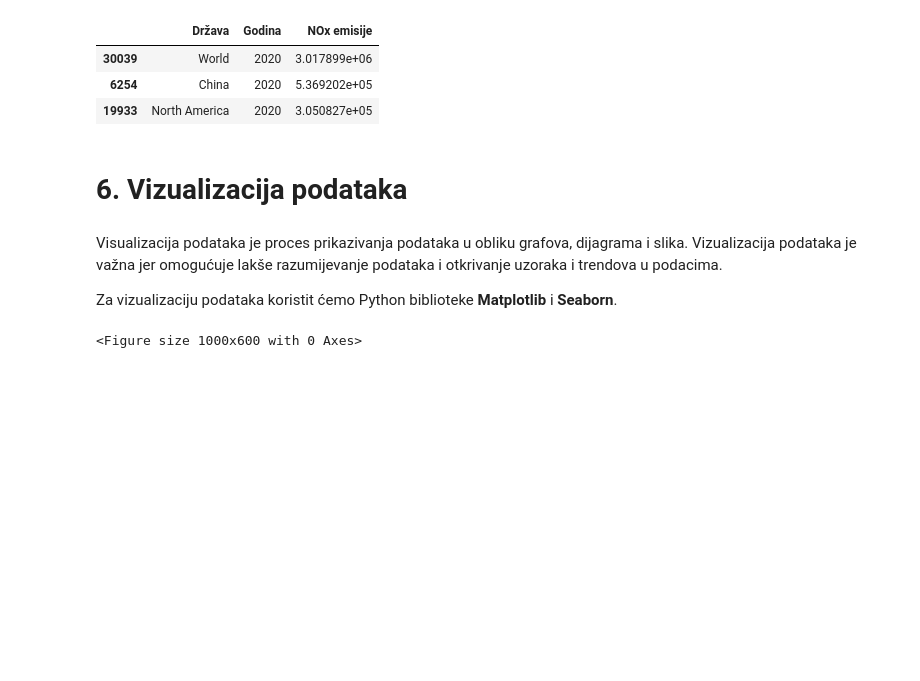
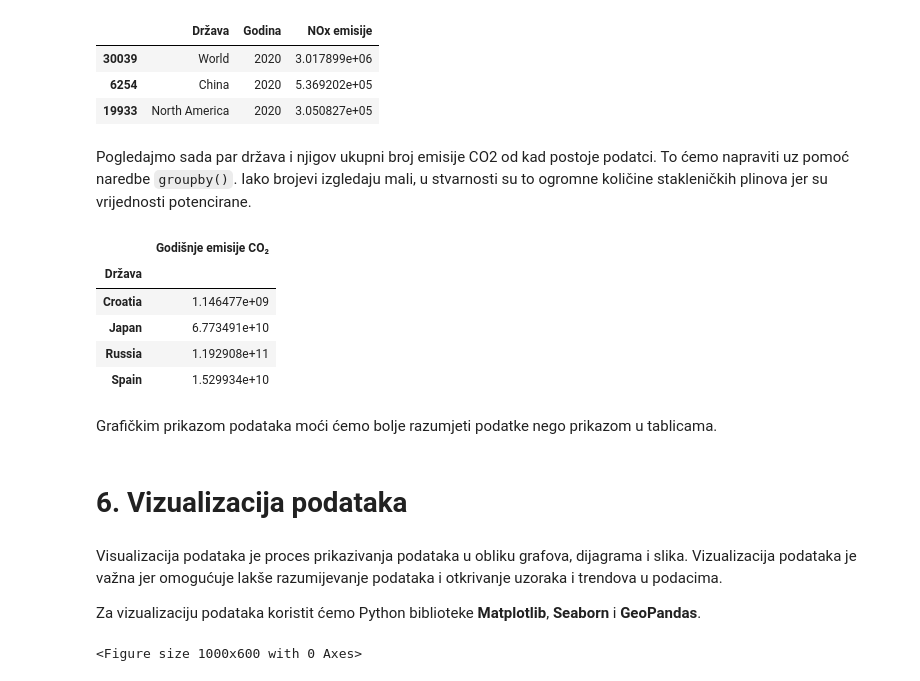
Before and after one commit to fsuman20/prog-analiza-pod, a Jupyter notebook: Projekt.ipynb, the cells around one changed output. Cells and saved outputs as stored; diff of their text form; code cells hidden in the pictures; blank space fills up the shorter version.

```diff
--- a/Projekt.ipynb
+++ b/Projekt.ipynb
@@ -584,12 +633,38 @@ top_3_emitters
 | 30039 | World | 2020 | 3.017899e+06 |
 | 6254 | China | 2020 | 5.369202e+05 |
 | 19933 | North America | 2020 | 3.050827e+05 |
+# %% [markdown]
+Pogledajmo sada par država i njigov ukupni broj emisije CO2 od kad postoje podatci. To ćemo napraviti uz pomoć naredbe `groupby()`.
+Iako brojevi izgledaju mali, u stvarnosti su to ogromne količine stakleničkih plinova jer su vrijednosti potencirane.
+# %%
+# Čitaj CSV datoteku
+df_merged = pd.read_csv('data/merged_data4.csv')
+
+# Filtriraj podatke za odabrane države
+filter_države = ['Croatia', 'Russia', 'USA', 'Japan', 'England', 'Spain']
+filtered_df = df_merged[df_merged['Država'].isin(filter_države)]
+
+# Grupiraj podatke po državi
+sum_df = filtered_df.groupby('Država')['Godišnje emisije CO₂'].sum()
+
+# Konvertiraj u DataFrame
+df_sum = pd.DataFrame(sum_df)
+df_sum
+# %% [output]
+|  | Godišnje emisije CO₂ |
+| Država |  |
+| Croatia | 1.146477e+09 |
+| Japan | 6.773491e+10 |
+| Russia | 1.192908e+11 |
+| Spain | 1.529934e+10 |
+# %% [markdown]
+Grafičkim prikazom podataka moći ćemo bolje razumjeti podatke nego prikazom u tablicama.
 # %% [markdown]
 # 6. Vizualizacija podataka
 # %% [markdown]
 Visualizacija podataka je proces prikazivanja podataka u obliku grafova, dijagrama i slika. Vizualizacija podataka je važna jer omogućuje lakše razumijevanje podataka i otkrivanje uzoraka i trendova u podacima.
 
-Za vizualizaciju podataka koristit ćemo Python biblioteke **Matplotlib** i **Seaborn**.
+Za vizualizaciju podataka koristit ćemo Python biblioteke **Matplotlib**, **Seaborn** i **GeoPandas**.
 # %%
 import matplotlib.pyplot as plt
 import seaborn as sns
```
Also changed, not shown: parts of 42 cells of this notebook, 1 other file.
